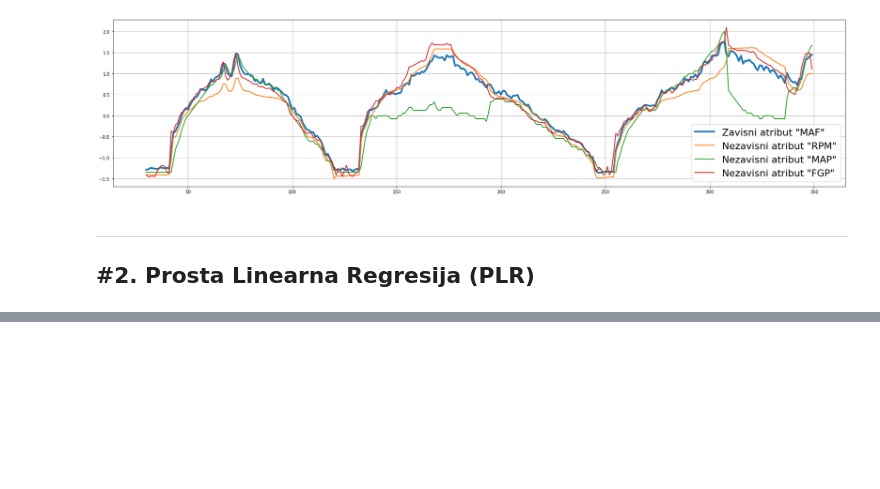
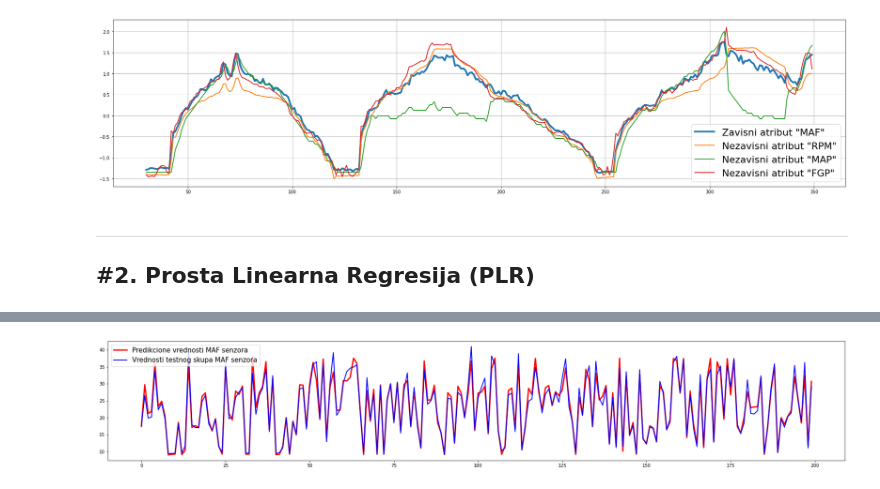
Before and after one commit to Dejan-Cugalj/MASTER-TEZA, a Jupyter notebook: MASTER_TEZA_PLR.ipynb, the cells around one changed output, grey strips where cells are left out. Cells and saved outputs as stored; diff of their text form; code cells hidden in the pictures; blank space fills up the shorter version.

```diff
--- a/MASTER_TEZA_PLR.ipynb
+++ b/MASTER_TEZA_PLR.ipynb
@@ -271,0 +399,18 @@ plt.xlabel('');
+# %%
+# Vizualizacija rezultata PLR nad testnim setom prediktovane i stvarne vrednosti MAF senzora
+y_pred_lr_small = y_pred_lr[50:250]
+y_test_lr_small = y_test_lr[50:250]
+
+
+np.set_printoptions(precision=2)
+#print(np.concatenate((y_pred_lr_small.reshape(len(y_pred_lr_small),1), y_test_lr_small.reshape(len(y_test_lr_small),1)),1))
+
+# Vizualizacija rezultata nad testnim setom
+plt.figure(figsize=(30,5))
+plt.plot(y_pred_lr_small, label='Predikcione vrednosti MAF senzora', linewidth=3, color = 'red')
+plt.plot(y_test_lr_small, label='Vrednosti testnog skupa MAF senzora', linewidth=2, color = 'blue')
+#plt.title("Uporedna analiza testiranja predikcije Proste Linearne Regresije modela nad testnim setom", fontsize=20)
+plt.legend(loc="upper left", fontsize=15)
+plt.show()
+# %% [output]
+[figure, added]
```
Also changed, not shown: parts of 8 cells of this notebook.
